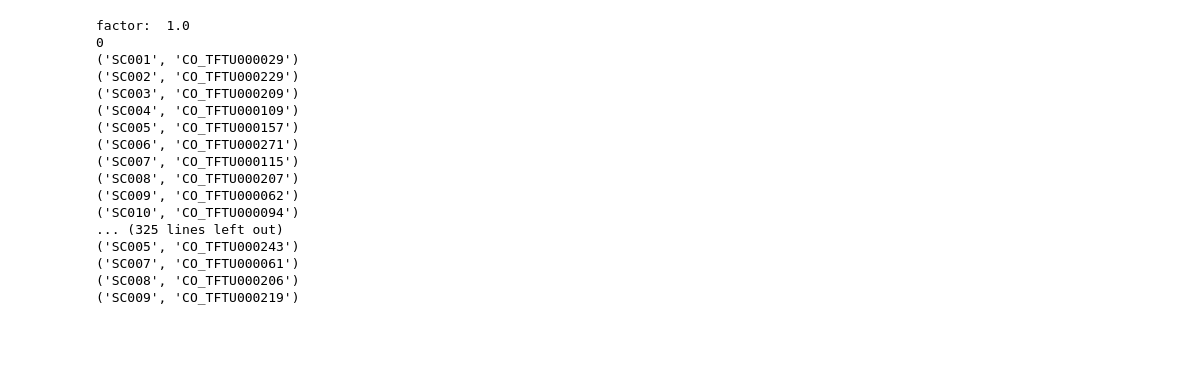
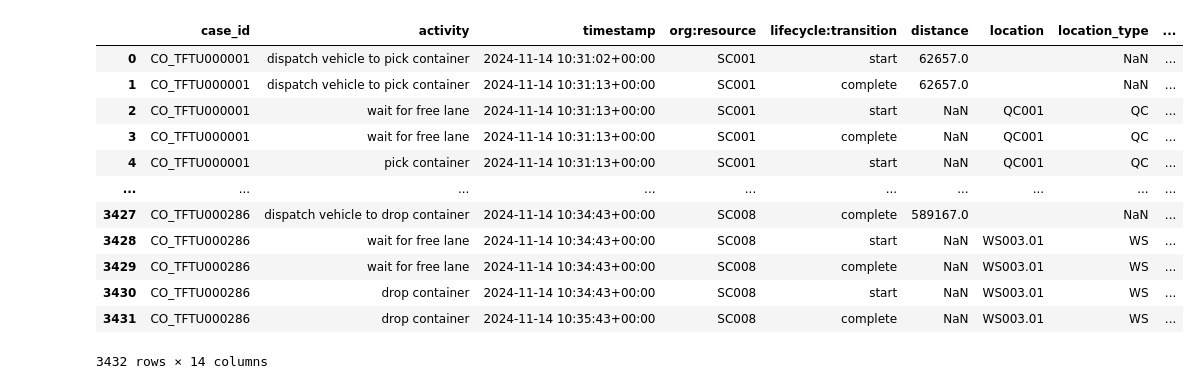
Before and after one commit to alpharmike/vehicle-simulation-analysis, a Jupyter notebook: notebooks/optimization.ipynb, the cells around one changed output. Saved outputs shown, nothing was run; the diff lists cells and outputs as text; code cells hidden in the pictures; blank space fills up the shorter version.

```diff
--- a/notebooks/optimization.ipynb
+++ b/notebooks/optimization.ipynb
@@ -222,2 +15,8 @@ class VSSolver:
+# %%
+import pm4py
+
+simulated_event_log = pm4py.read_xes("../outputs/simulation_v2.xes")
+
+PROCESS_START_TIME: pd.Timestamp = simulated_event_log.timestamp.min().to_pydatetime()
 # %%
 data_center = VSDataCenter(data_file=file_path)
@@ -226,23 +23,0 @@ vs_solver = VSSolver(data_center=data_center)
-# %%
-while not vs_solver.opt_ended():
-    vs_solver.optimize()
-    for (v, o) in vs_solver.opt_x:
-        print((v, o))
-# %% [output]
-factor:  1.0
-0
-('SC001', 'CO_TFTU000029')
-('SC002', 'CO_TFTU000229')
-('SC003', 'CO_TFTU000209')
-('SC004', 'CO_TFTU000109')
-('SC005', 'CO_TFTU000157')
-('SC006', 'CO_TFTU000271')
-('SC007', 'CO_TFTU000115')
-('SC008', 'CO_TFTU000207')
-('SC009', 'CO_TFTU000062')
-('SC010', 'CO_TFTU000094')
-... (325 lines left out)
-('SC005', 'CO_TFTU000243')
-('SC007', 'CO_TFTU000061')
-('SC008', 'CO_TFTU000206')
-('SC009', 'CO_TFTU000219')
@@ -248,0 +265,17 @@ factor:  1.0
+# %%
+event_log_df = create_event_log(activity_sequence=global_tracking_list)
+event_log_df
+# %% [output]
+|  | case_id | activity | timestamp | org:resource | lifecycle:transition | distance | location | location_type | ... |
+| 0 | CO_TFTU000001 | dispatch vehicle to pick container | 2024-11-14 10:31:02+00:00 | SC001 | start | 62657.0 |  | NaN | ... |
+| 1 | CO_TFTU000001 | dispatch vehicle to pick container | 2024-11-14 10:31:13+00:00 | SC001 | complete | 62657.0 |  | NaN | ... |
+| 2 | CO_TFTU000001 | wait for free lane | 2024-11-14 10:31:13+00:00 | SC001 | start | NaN | QC001 | QC | ... |
+| 3 | CO_TFTU000001 | wait for free lane | 2024-11-14 10:31:13+00:00 | SC001 | complete | NaN | QC001 | QC | ... |
+| 4 | CO_TFTU000001 | pick container | 2024-11-14 10:31:13+00:00 | SC001 | start | NaN | QC001 | QC | ... |
+| ... | ... | ... | ... | ... | ... | ... | ... | ... | ... |
+| 3427 | CO_TFTU000286 | dispatch vehicle to drop container | 2024-11-14 10:34:43+00:00 | SC008 | complete | 589167.0 |  | NaN | ... |
+| 3428 | CO_TFTU000286 | wait for free lane | 2024-11-14 10:34:43+00:00 | SC008 | start | NaN | WS003.01 | WS | ... |
+| 3429 | CO_TFTU000286 | wait for free lane | 2024-11-14 10:34:43+00:00 | SC008 | complete | NaN | WS003.01 | WS | ... |
+| 3430 | CO_TFTU000286 | drop container | 2024-11-14 10:34:43+00:00 | SC008 | start | NaN | WS003.01 | WS | ... |
+| 3431 | CO_TFTU000286 | drop container | 2024-11-14 10:35:43+00:00 | SC008 | complete | NaN | WS003.01 | WS | ... |
+3432 rows × 14 columns
```
Also changed, not shown: parts of 19 cells of this notebook, 5 other files.
